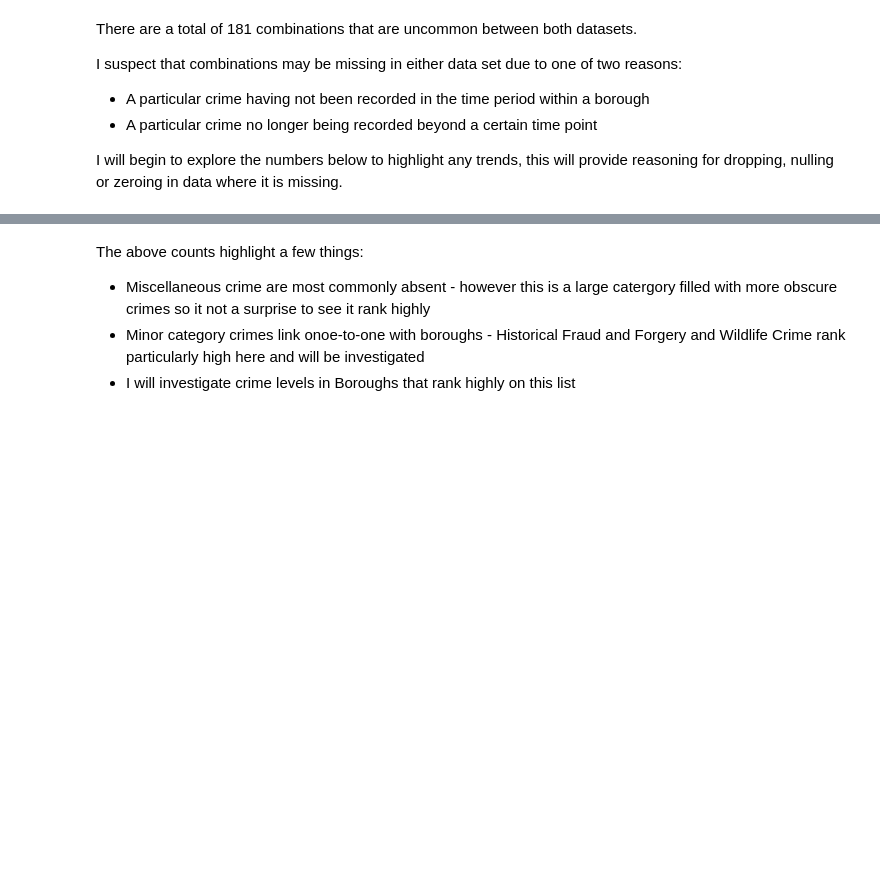
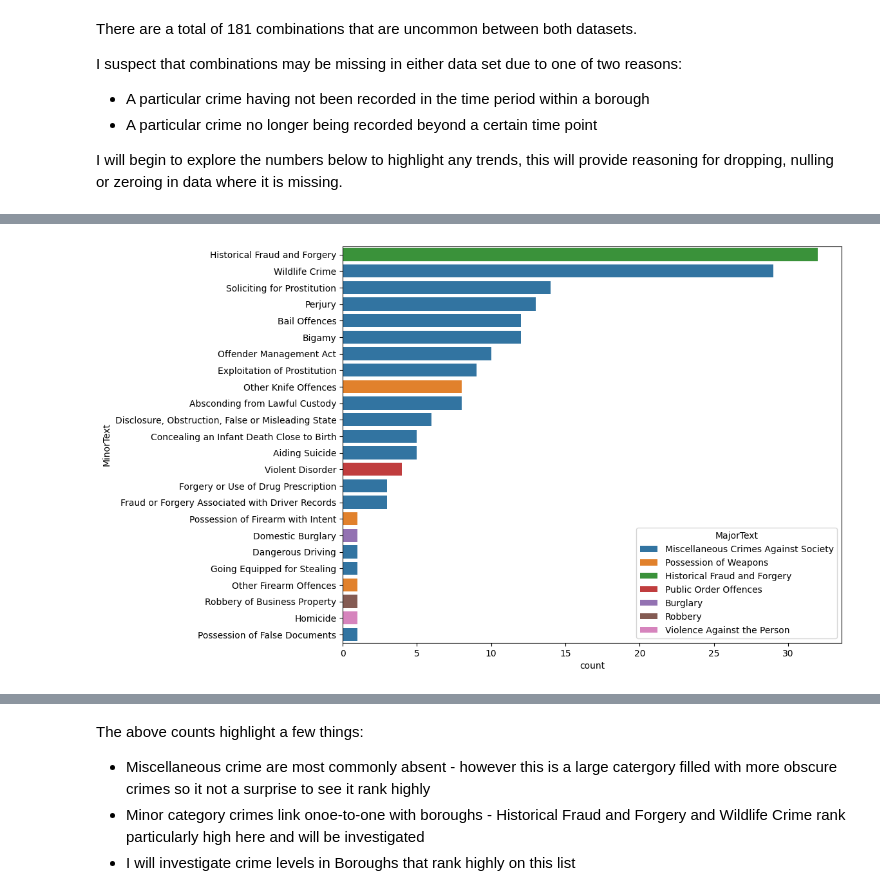
Before and after one commit to JamieW365/londoncrime, a Jupyter notebook: notebooks/exploratory/jw_1.ipynb, the cells around one changed output, grey strips where cells are left out. Drawn from its saved outputs; the diff is of its cells as text; code cells hidden in the pictures; blank space fills up the shorter version.

```diff
--- a/notebooks/exploratory/jw_1.ipynb
+++ b/notebooks/exploratory/jw_1.ipynb
@@ -254,0 +209,5 @@ Name: count, dtype: int64
+# %%
+fig, ax = plt.subplots(figsize=(10,8))
+sns.countplot(y='MinorText', data=df_unique, hue='MajorText', order=df_unique['MinorText'].value_counts().index);
+# %% [output]
+[figure, added]
```
Also changed, not shown: parts of 6 cells of this notebook.
